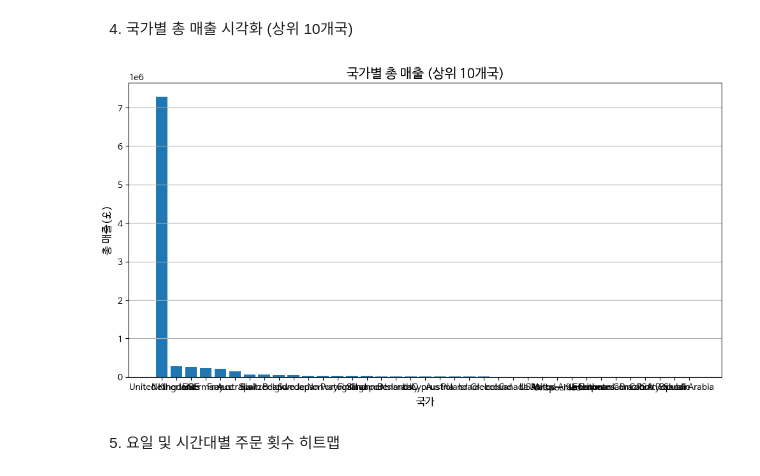
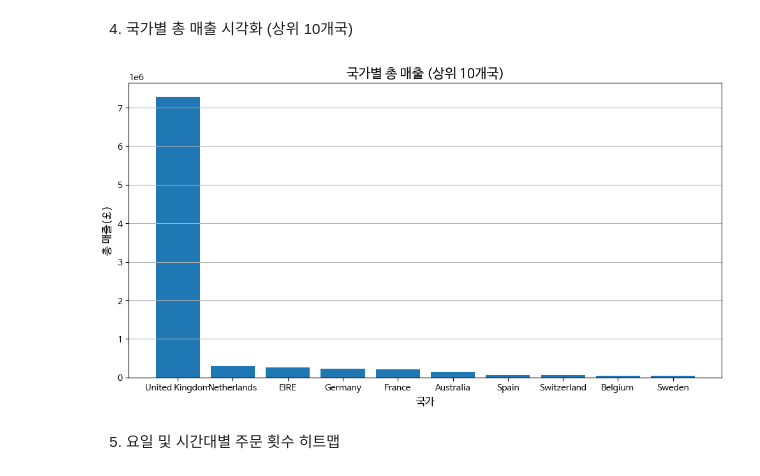
Before and after one commit to imksp/Data-Analysis-with-Open-Source, a Jupyter notebook: 오픈소스_데이터_분석_10강.ipynb, the cells around one changed output. Saved outputs shown, nothing was run; the diff lists cells and outputs as text; code cells hidden in the pictures.

```diff
--- a/오픈소스_데이터_분석_10강.ipynb
+++ b/오픈소스_데이터_분석_10강.ipynb
@@ -530,23 +530,24 @@ plt.show()
 # %%
 ## 국가별 총 매출 계산 및 상위 10개국 추출
 # retail_data_clean을 Country 단위로 그룹화 한 후 TotalPrice의 합을 구함
 country_sales = retail_data_clean.groupby('Country')['TotalPrice'].sum().reset_index()
 top_countries = country_sales.sort_values('TotalPrice', ascending=False)
 # 역순으로 정렬한 다음 상위 10개 선택???
-
+# 국가별 총 매출 계산 및 상위 10개국 추출
+top_countries = country_sales.sort_values('TotalPrice', ascending=False).head(10)
 
 ## 국가별 총 매출 시각화 (막대 그래프)
 plt.figure(figsize=(12,6))
 plt.bar(top_countries['Country'], top_countries['TotalPrice'])
 
 ## 그래프 제목 및 축 레이블 설정
 plt.title('국가별 총 매출 (상위 10개국)', fontsize=15)
 plt.xlabel('국가', fontsize=12)
 plt.ylabel('총 매출(£)', fontsize=12)
 plt.grid(True, axis='y') ## Y축 그리드만 표시
 plt.show()
 # %% [output]
-[figure, old version]
+[figure, new version]
 # %% [markdown]
 5. 요일 및 시간대별 주문 횟수 히트맵
 # %%
```
Also changed, not shown: parts of 1 cell of this notebook.
